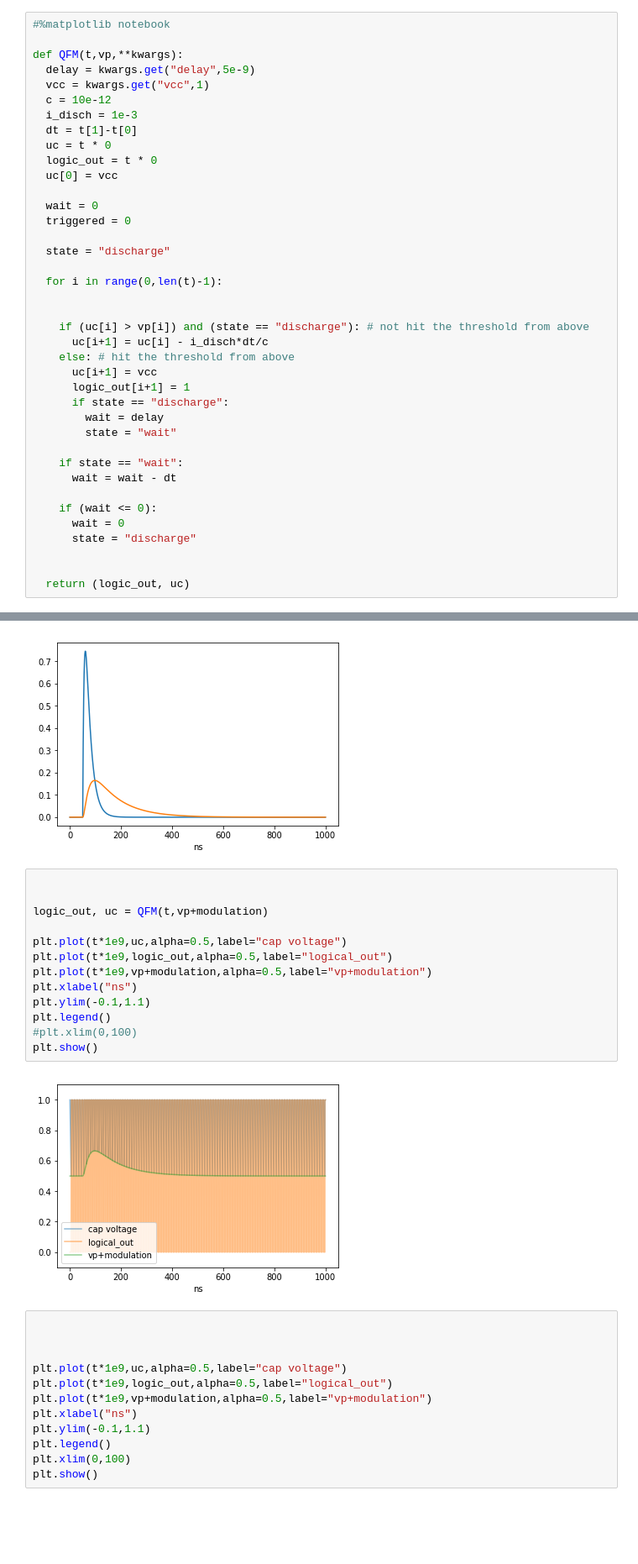
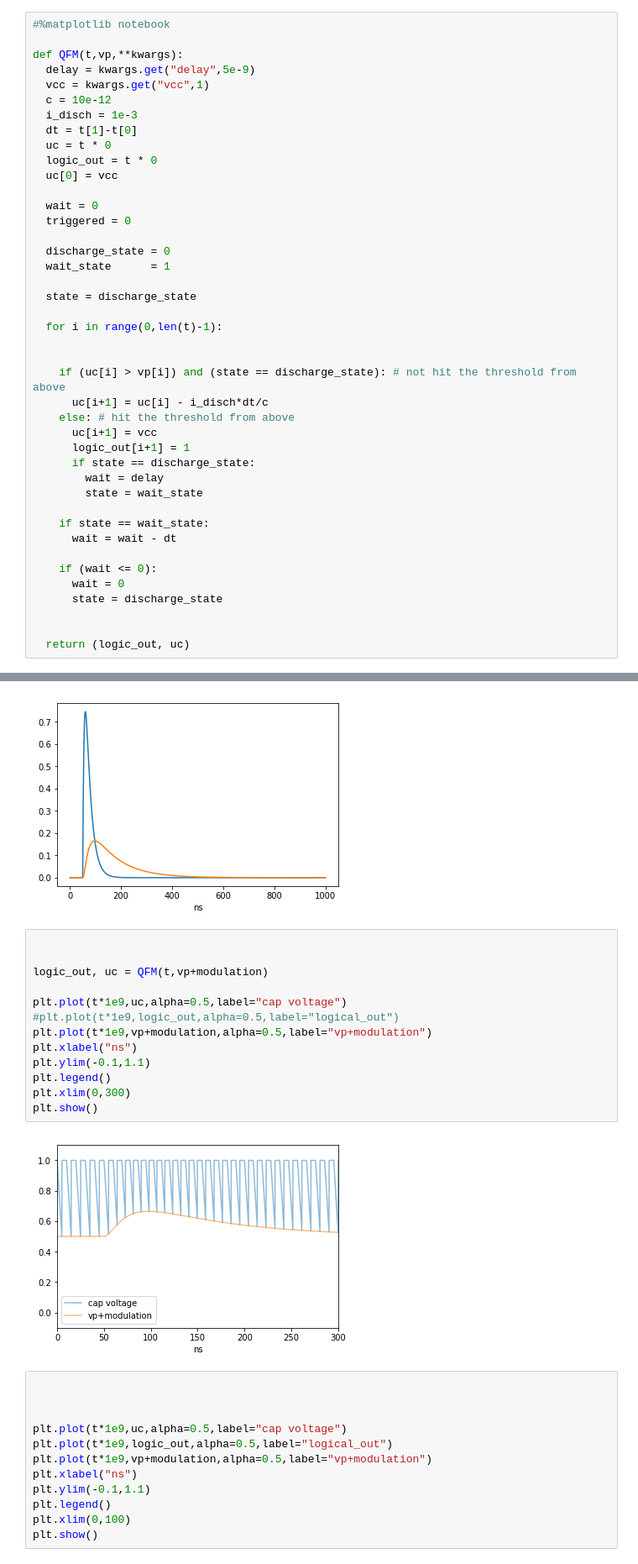
Before and after one commit to acidbourbon/lab_bench, a Jupyter notebook: workdir/jupyter/misc_mw/QFMv2_calculations/QFMv2_model.ipynb, the cells around one changed output, grey strips where cells are left out. Shown at 84% size. Cells and saved outputs as stored; diff of their text form; blank space fills up the shorter version.

Commit message:
better state handling in QFM model

```diff
--- a/workdir/jupyter/misc_mw/QFMv2_calculations/QFMv2_model.ipynb
+++ b/workdir/jupyter/misc_mw/QFMv2_calculations/QFMv2_model.ipynb
@@ -19,26 +19,29 @@ def QFM(t,vp,**kwargs):
   wait = 0
   triggered = 0
 
-  state = "discharge"
+  discharge_state = 0
+  wait_state      = 1
+
+  state = discharge_state
 
   for i in range(0,len(t)-1):
 
 
-    if (uc[i] > vp[i]) and (state == "discharge"): # not hit the threshold from above
+    if (uc[i] > vp[i]) and (state == discharge_state): # not hit the threshold from above
       uc[i+1] = uc[i] - i_disch*dt/c
     else: # hit the threshold from above
       uc[i+1] = vcc
       logic_out[i+1] = 1
-      if state == "discharge":
+      if state == discharge_state:
         wait = delay
-        state = "wait"
+        state = wait_state
 
-    if state == "wait":
+    if state == wait_state:
       wait = wait - dt
 
     if (wait <= 0):
       wait = 0
-      state = "discharge"
+      state = discharge_state
 
 
   return (logic_out, uc)
@@ -82,18 +106,18 @@ modulation = mod_rc
 # %%
 
 
 logic_out, uc = QFM(t,vp+modulation)
 
 plt.plot(t*1e9,uc,alpha=0.5,label="cap voltage")
-plt.plot(t*1e9,logic_out,alpha=0.5,label="logical_out")
+#plt.plot(t*1e9,logic_out,alpha=0.5,label="logical_out")
 plt.plot(t*1e9,vp+modulation,alpha=0.5,label="vp+modulation")
 plt.xlabel("ns")
 plt.ylim(-0.1,1.1)
 plt.legend()
-#plt.xlim(0,100)
+plt.xlim(0,300)
 plt.show()
 # %% [output]
-[figure, old version]
+[figure, new version]
 # %%
 
 
```
Also changed, not shown: parts of 1 cell of this notebook.
